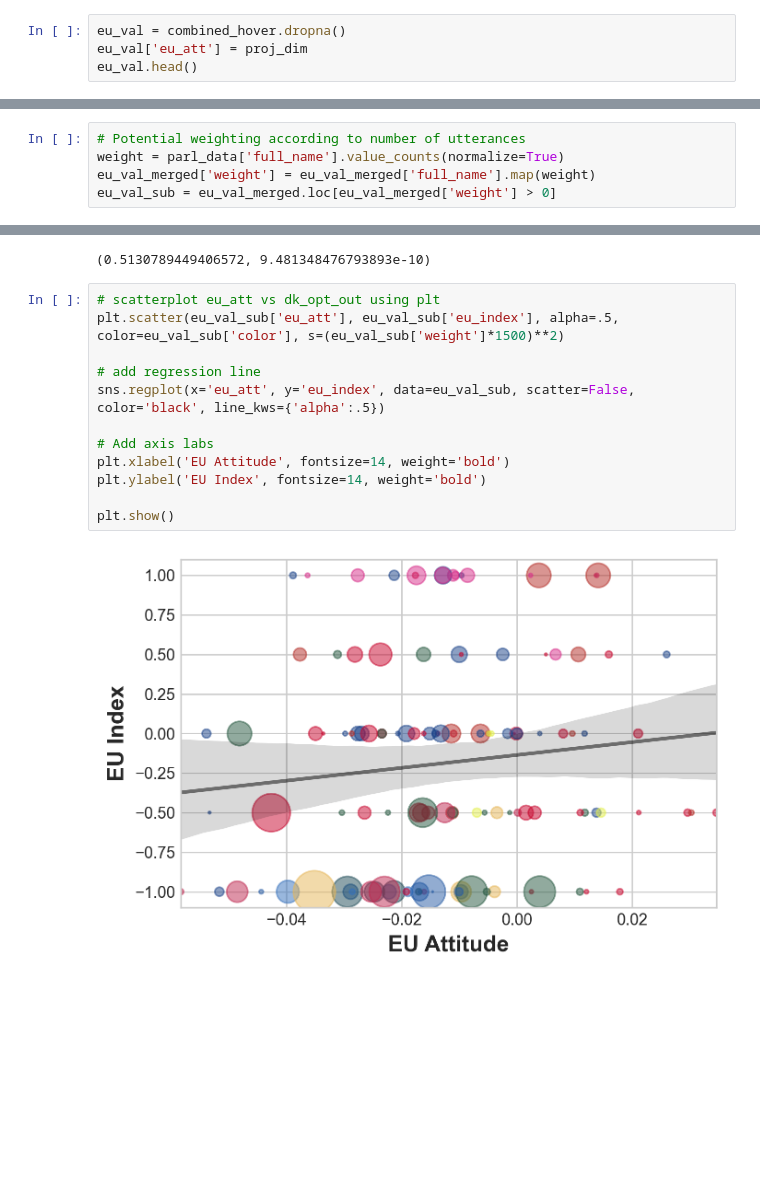
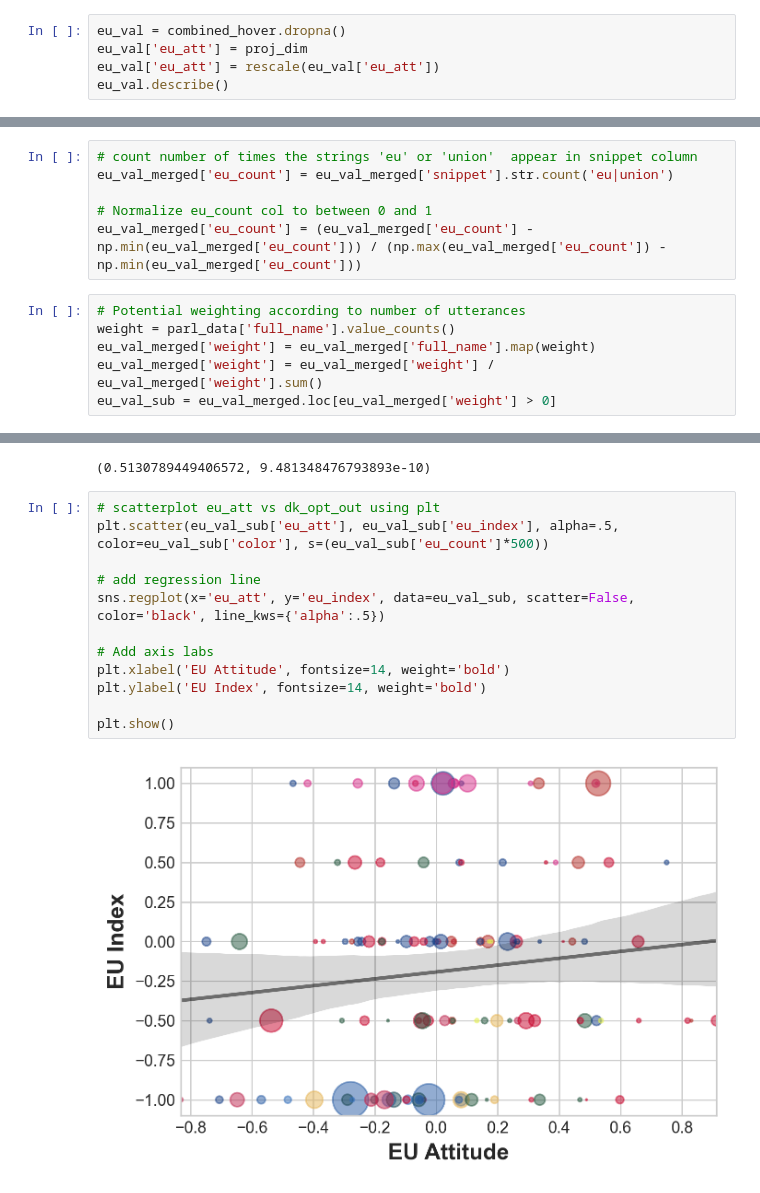
Before and after one commit to paride92/GeneralisedPoliticalScaling, a Jupyter notebook: project_eu_attitudes.ipynb, the cells around one changed output, grey strips where cells are left out. Drawn from its saved outputs; the diff is of its cells as text; blank space fills up the shorter version.

```diff
--- a/project_eu_attitudes.ipynb
+++ b/project_eu_attitudes.ipynb
@@ -887,7 +891,8 @@ proj_dim.shape
 # %%
 eu_val = combined_hover.dropna()
 eu_val['eu_att'] = proj_dim
-eu_val.head()
+eu_val['eu_att'] = rescale(eu_val['eu_att'])
+eu_val.describe()
 # %% [output]
 A value is trying to be set on a copy of a slice from a DataFrame.
 Try using .loc[row_indexer,col_indexer] = value instead
@@ -923,6 +937,13 @@ eu_val_merged.head()
 5 rows × 36 columns
+# %%
+# count number of times the strings 'eu' or 'union'  appear in snippet column
+eu_val_merged['eu_count'] = eu_val_merged['snippet'].str.count('eu|union')
+
+# Normalize eu_count col to between 0 and 1
+eu_val_merged['eu_count'] = (eu_val_merged['eu_count'] - np.min(eu_val_merged['eu_count'])) / (np.max(eu_val_merged['eu_count']) - np.min(eu_val_merged['eu_count']))
 # %%
 # Potential weighting according to number of utterances
-weight = parl_data['full_name'].value_counts(normalize=True)
+weight = parl_data['full_name'].value_counts()
 eu_val_merged['weight'] = eu_val_merged['full_name'].map(weight)
+eu_val_merged['weight'] = eu_val_merged['weight'] / eu_val_merged['weight'].sum()
 eu_val_sub = eu_val_merged.loc[eu_val_merged['weight'] > 0]
@@ -993,15 +1014,15 @@ pearsonr(eu_val_sub['dk_opt_out'], eu_val_sub['dk_out_eu'])
 (0.5130789449406572, 9.481348476793893e-10)
 # %%
 # scatterplot eu_att vs dk_opt_out using plt
-plt.scatter(eu_val_sub['eu_att'], eu_val_sub['eu_index'], alpha=.5, color=eu_val_sub['color'], s=(eu_val_sub['weight']*1500)**2)
+plt.scatter(eu_val_sub['eu_att'], eu_val_sub['eu_index'], alpha=.5, color=eu_val_sub['color'], s=(eu_val_sub['eu_count']*500))
 
 # add regression line
 sns.regplot(x='eu_att', y='eu_index', data=eu_val_sub, scatter=False, color='black', line_kws={'alpha':.5})
 
 # Add axis labs
 plt.xlabel('EU Attitude', fontsize=14, weight='bold')
 plt.ylabel('EU Index', fontsize=14, weight='bold')
 
 plt.show()
 # %% [output]
-[figure, old version]
+[figure, new version]
```
Also changed, not shown: parts of 13 cells of this notebook, 2 other files.
